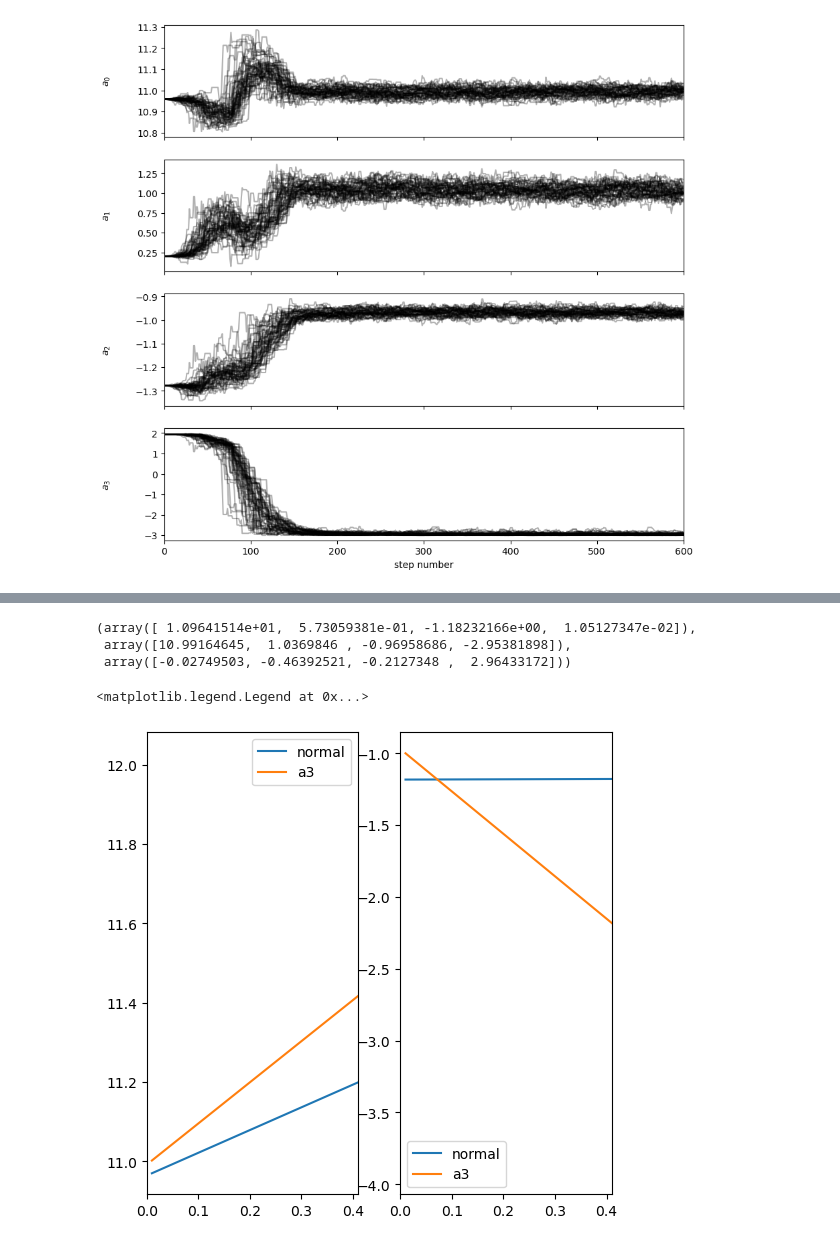
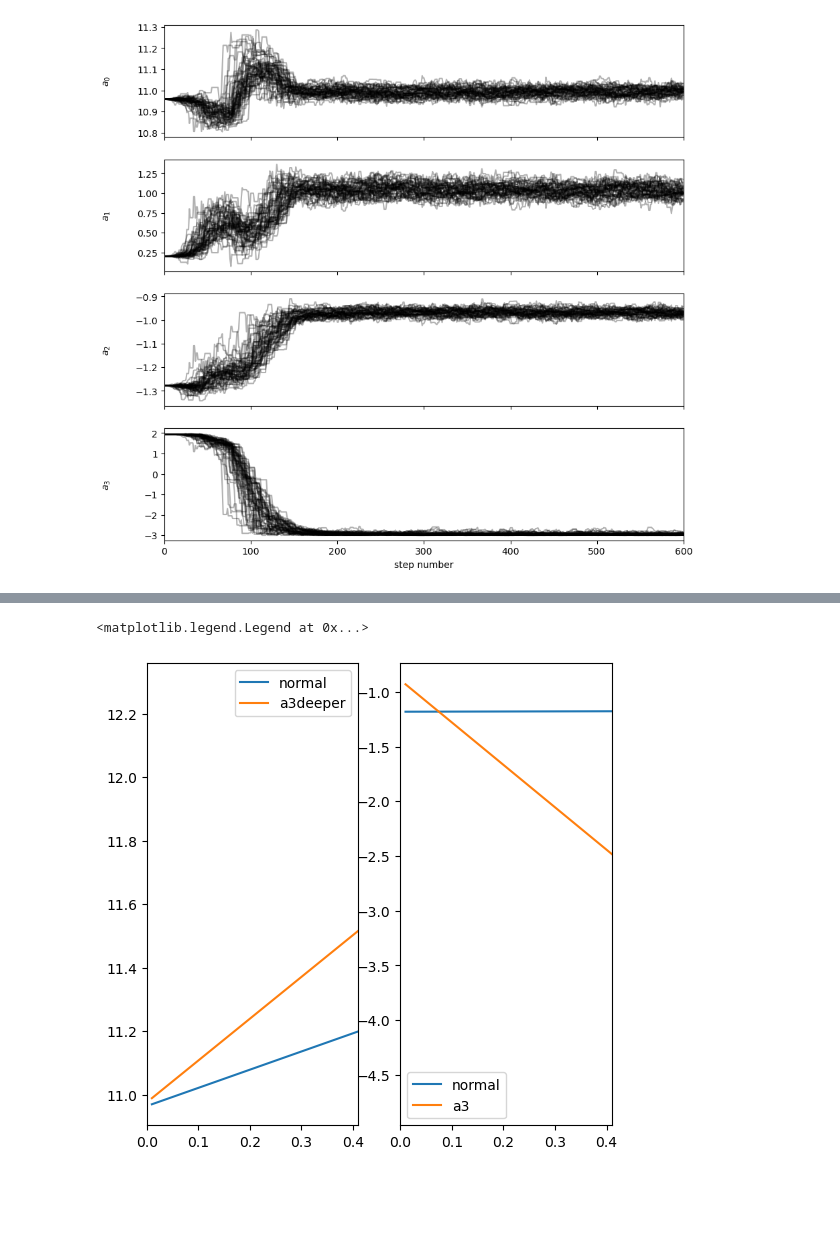
Before and after one commit to fedehope/zSMF, a Jupyter notebook: nb/emcee_check.ipynb, the cells around one changed output, grey strips where cells are left out. Saved outputs shown, nothing was run; the diff lists cells and outputs as text; code cells hidden in the pictures; blank space fills up the shorter version.

Commit message:
check a3deeper run

```diff
--- a/nb/emcee_check.ipynb
+++ b/nb/emcee_check.ipynb
@@ -14,10 +14,14 @@ from VMaxDensity import VmaxDensity
 from ZSchechterModel import ZSchechterModel
 # %%
 bgs = BGS('BGS_ANY_full.provabgs.lite.hdf5', is_bgs_bright=True)
+emcee_file = FileEmcee(z_dependence=True, bin_test=True, info_file='0.01_0.4')
 emcee_file_a3 = FileEmcee(z_dependence=True, bin_test=True, info_file='a3prior')
-emcee_file = FileEmcee(z_dependence=True, bin_test=True, info_file='0.01_0.4')
+emcee_file_00_04 = FileEmcee(z_dependence=True, bin_test=True, info_file='0.0_0.4')
+emcee_file_a3deeper = FileEmcee(z_dependence=True, bin_test=True, info_file='a3deeper')
 emcee_run = EmceeRun(emcee_file)
 emcee_run_a3 = EmceeRun(emcee_file_a3)
+emcee_run_00_04 = EmceeRun(emcee_file_00_04)
+emcee_run_a3deeper = EmceeRun(emcee_file_a3deeper)
 # %%
 plotter = Plotter(bgs, emcee_run)
 plotter_a3 = Plotter(bgs, emcee_run_a3)
@@ -31,0 +46,3 @@ plotter_a3.plot_emcee_samples()
+# %%
+emcee_run_a3deeper.set_best_params(150)
+plotter_a3deeper.plot_emcee_corner(emcee_run_a3deeper.flat_samples, emcee_run_a3deeper.labels4)
@@ -33,5 +52,4 @@ plotter_a3.plot_emcee_samples()
 emcee_run.set_best_params(discard=150)
 best_params = emcee_run.get_best_params()
 
-emcee_run_a3.set_best_params(discard=150)
-best_params_a3 = emcee_run_a3.get_best_params()
+best_params_a3deeper = emcee_run_a3deeper.get_best_params()
@@ -42,27 +56,21 @@ plotter_a3.plot_emcee_corner(emcee_run_a3.flat_samples, ['a0', 'a1', 'a2', 'a3']
-# %%
-best_params, best_params_a3, best_params - best_params_a3
-# %% [output]
-(array([ 1.09641514e+01,  5.73059381e-01, -1.18232166e+00,  1.05127347e-02]),
- array([10.99164645,  1.0369846 , -0.96958686, -2.95381898]),
- array([-0.02749503, -0.46392521, -0.2127348 ,  2.96433172]))
 # %%
 z = np.linspace(0.01,1,100)
 
 plt.figure(figsize=(6,6))
 plt.subplot(1,2,1)
 plt.plot(z, best_params[0] + best_params[1]*z, label='normal')
-plt.plot(z, best_params_a3[0] + best_params_a3[1]*z, label='a3')
+plt.plot(z, best_params_a3deeper[0] + best_params_a3deeper[1]*z, label='a3deeper')
 plt.xlim(0,0.41)
 plt.legend()
 
 plt.subplot(1,2,2)
 plt.plot(z, best_params[2] + best_params[3]*z, label='normal')
-plt.plot(z, best_params_a3[2] + best_params_a3[3]*z, label='a3')
+plt.plot(z, best_params_a3deeper[2] + best_params_a3deeper[3]*z, label='a3')
 plt.xlim(0,0.41)
 plt.legend()
 # %% [output]
 <matplotlib.legend.Legend at 0x...>
-[figure, old version]
+[figure, new version]
 # %%
 vmax_hist = VmaxDensity(bgs.file, is_bgs_bright=True)
 # %%
```
Also changed, not shown: parts of 6 cells of this notebook.
